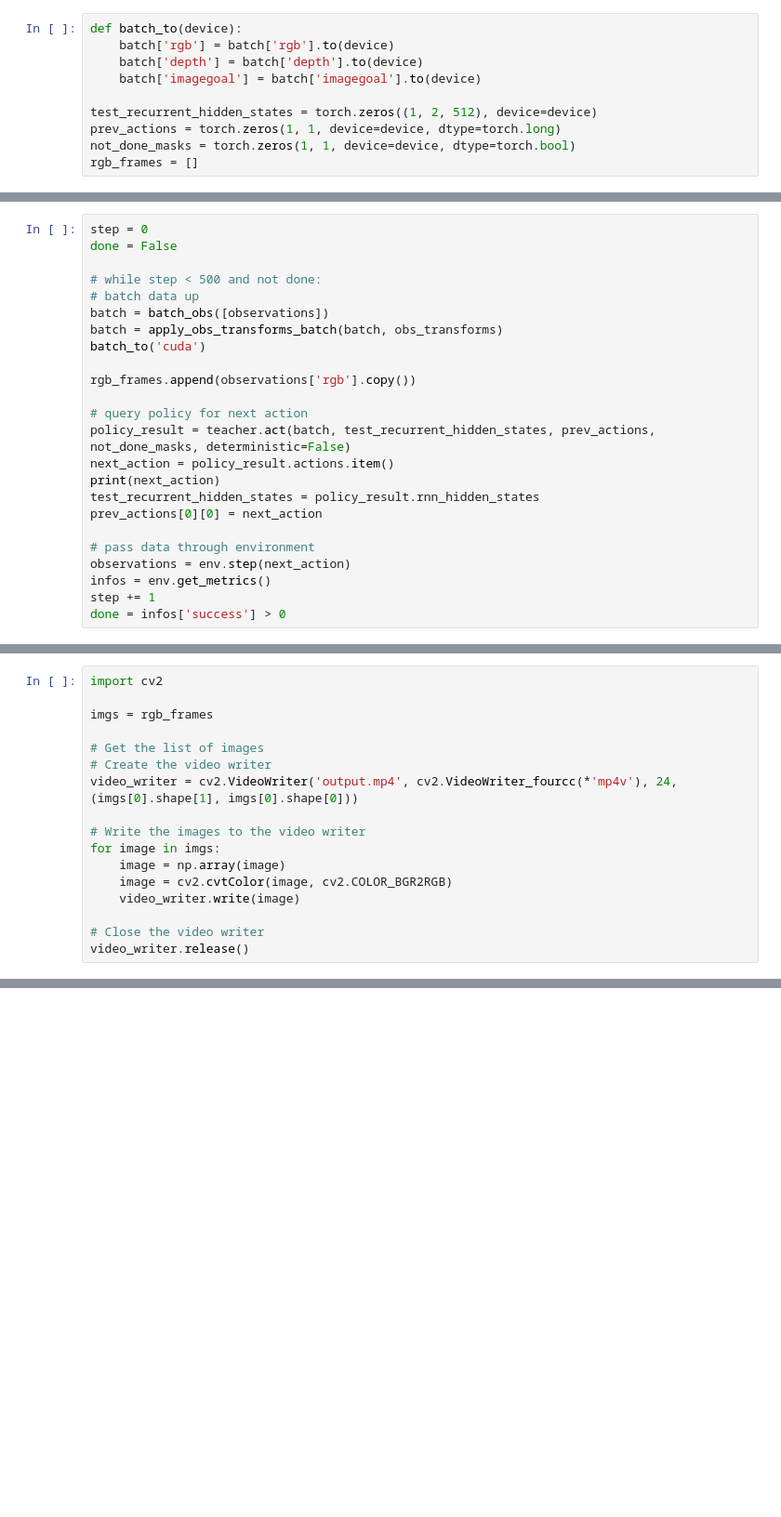
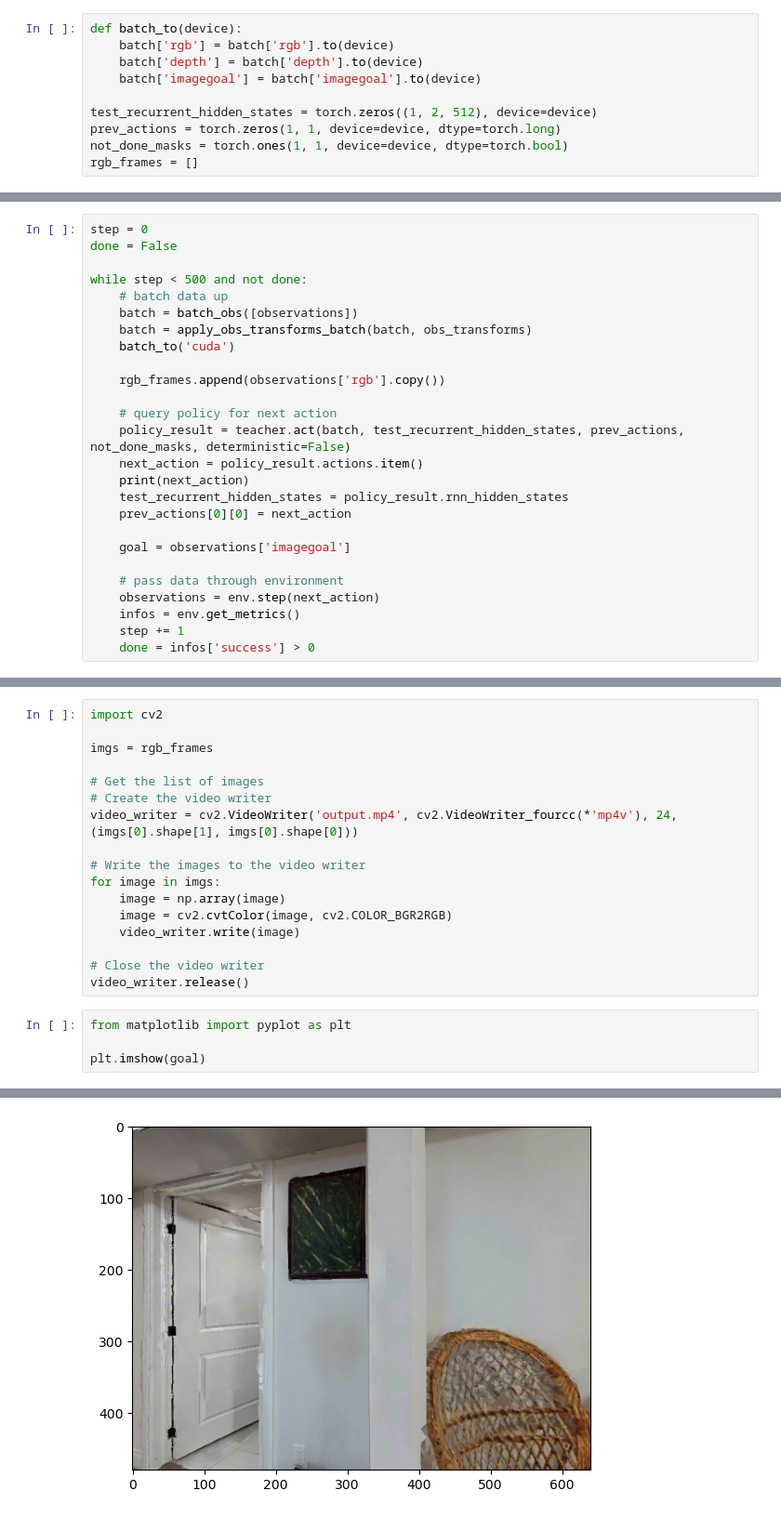
Before and after one commit to pranav-putta/lm-nav, a Jupyter notebook: lmnav/notebooks/LoadImageNavPolicy.ipynb, the cells around one changed output, grey strips where cells are left out. Shown at 93% size. Saved outputs shown, nothing was run; the diff lists cells and outputs as text; blank space fills up the shorter version.

Commit message:
pushed back to habitat 0.2.5 and finish teacher policy loading

```diff
--- a/lmnav/notebooks/LoadImageNavPolicy.ipynb
+++ b/lmnav/notebooks/LoadImageNavPolicy.ipynb
@@ -14,7 +106,7 @@ def batch_to(device):
 
 test_recurrent_hidden_states = torch.zeros((1, 2, 512), device=device)
 prev_actions = torch.zeros(1, 1, device=device, dtype=torch.long)
-not_done_masks = torch.zeros(1, 1, device=device, dtype=torch.bool)
+not_done_masks = torch.ones(1, 1, device=device, dtype=torch.bool)
 rgb_frames = []
 # %%
 observations = env.reset()
@@ -22,23 +114,25 @@ observations = env.reset()
 step = 0
 done = False
 
-# while step < 500 and not done:
-# batch data up
-batch = batch_obs([observations])
-batch = apply_obs_transforms_batch(batch, obs_transforms)
-batch_to('cuda')
+while step < 500 and not done:
+    # batch data up
+    batch = batch_obs([observations])
+    batch = apply_obs_transforms_batch(batch, obs_transforms)
+    batch_to('cuda')
 
-rgb_frames.append(observations['rgb'].copy())
+    rgb_frames.append(observations['rgb'].copy())
 
-# query policy for next action
-policy_result = teacher.act(batch, test_recurrent_hidden_states, prev_actions, not_done_masks, deterministic=False)
-next_action = policy_result.actions.item()
-print(next_action)
-test_recurrent_hidden_states = policy_result.rnn_hidden_states
-prev_actions[0][0] = next_action
+    # query policy for next action
+    policy_result = teacher.act(batch, test_recurrent_hidden_states, prev_actions, not_done_masks, deterministic=False)
+    next_action = policy_result.actions.item()
+    print(next_action)
+    test_recurrent_hidden_states = policy_result.rnn_hidden_states
+    prev_actions[0][0] = next_action
 
-# pass data through environment
-observations = env.step(next_action)
-infos = env.get_metrics()
-step += 1
-done = infos['success'] > 0
+    goal = observations['imagegoal']
+
+    # pass data through environment
+    observations = env.step(next_action)
+    infos = env.get_metrics()
+    step += 1
+    done = infos['success'] > 0
@@ -63,3 +155,8 @@ for image in imgs:
 
 # Close the video writer
 video_writer.release()
+# %%
+from matplotlib import pyplot as plt
+
+plt.imshow(goal)
+# %% [output]
@@ -65,0 +164 @@ video_writer.release()
+[figure, added]
```
Also changed, not shown: parts of 13 cells of this notebook, 2 other files.
